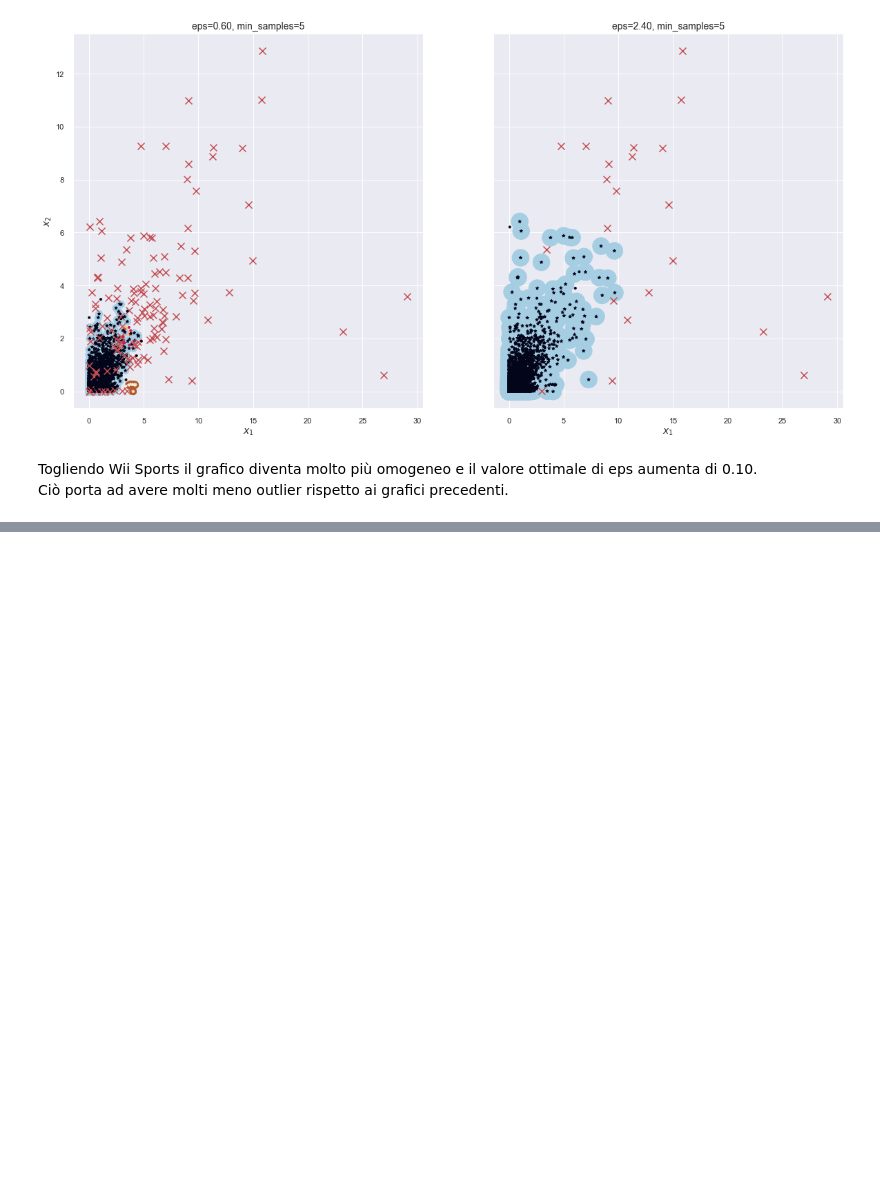
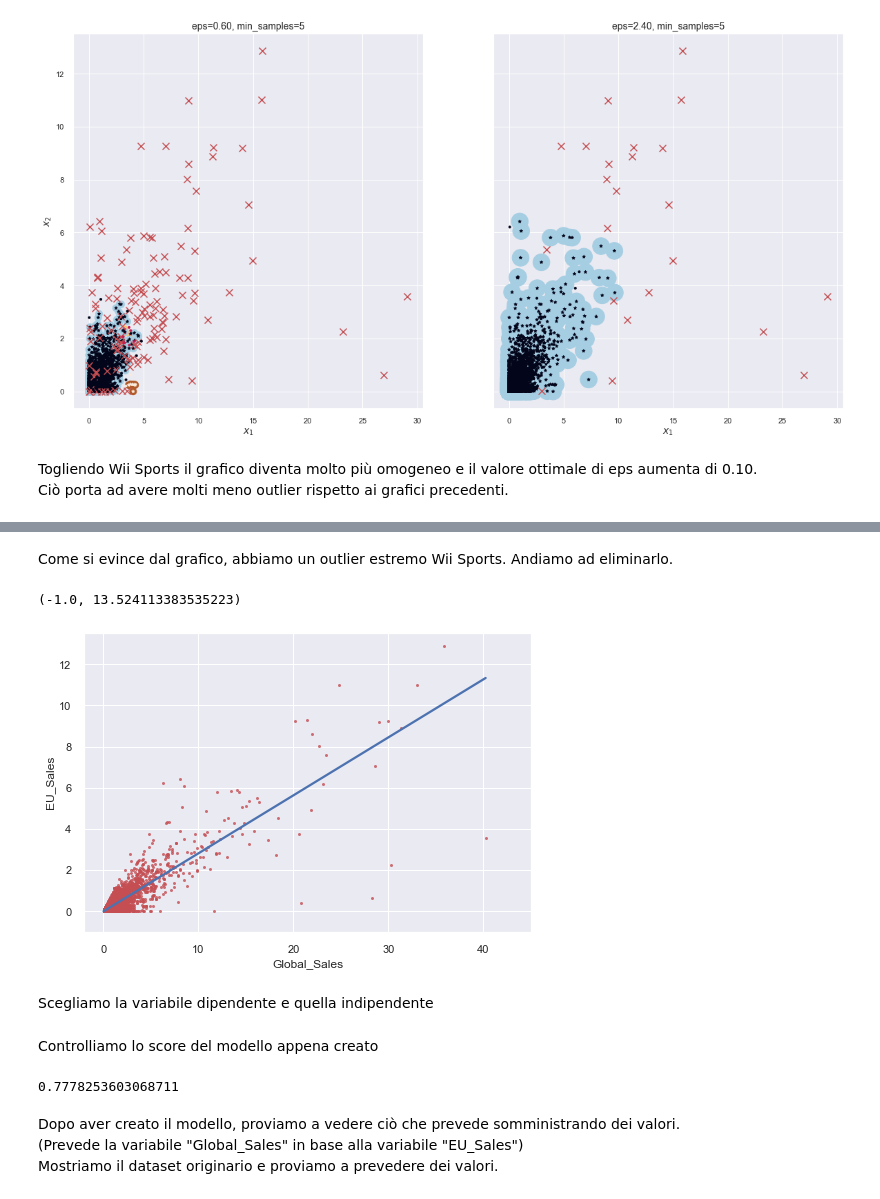
Before and after one commit to SimoneeBr/dm-project, a Jupyter notebook: Progetto_Game_Sales.ipynb, the cells around one changed output, grey strips where cells are left out. Saved outputs shown, nothing was run; the diff lists cells and outputs as text; code cells hidden in the pictures; blank space fills up the shorter version.

```diff
--- a/Progetto_Game_Sales.ipynb
+++ b/Progetto_Game_Sales.ipynb
@@ -1288,0 +1389,15 @@ Ciò porta ad avere molti meno outlier rispetto ai grafici precedenti.
+# %% [markdown]
+Come si evince dal grafico, abbiamo un outlier estremo Wii Sports. Andiamo ad eliminarlo.
+# %%
+final_df.EU_Sales[df.EU_Sales>15]
+#this value is in index 0.
+df_outlier = final_df.drop([0],axis=0)
+
+g = sns.regplot(df_outlier.Global_Sales,df_outlier.EU_Sales,ci=None,scatter_kws= {"color":"r","s":9});
+plt.xlim(-2,45)
+plt.ylim(bottom=-1)
+# %% [output]
+(-1.0, 13.524113383535223)
+[figure, added]
+# %% [markdown]
+Scegliamo la variabile dipendente e quella indipendente
@@ -1288,0 +1409,10 @@ Ciò porta ad avere molti meno outlier rispetto ai grafici precedenti.
+# %% [markdown]
+Controlliamo lo score del modello appena creato
+# %%
+model.score(x,y)
+# %% [output]
+0.7778253603068711
+# %% [markdown]
+Dopo aver creato il modello, proviamo a vedere ciò che prevede somministrando dei valori.
+(Prevede la variabile "Global_Sales" in base alla variabile "EU_Sales")
+Mostriamo il dataset originario e proviamo a prevedere dei valori.
```
Also changed, not shown: parts of 52 cells of this notebook.
